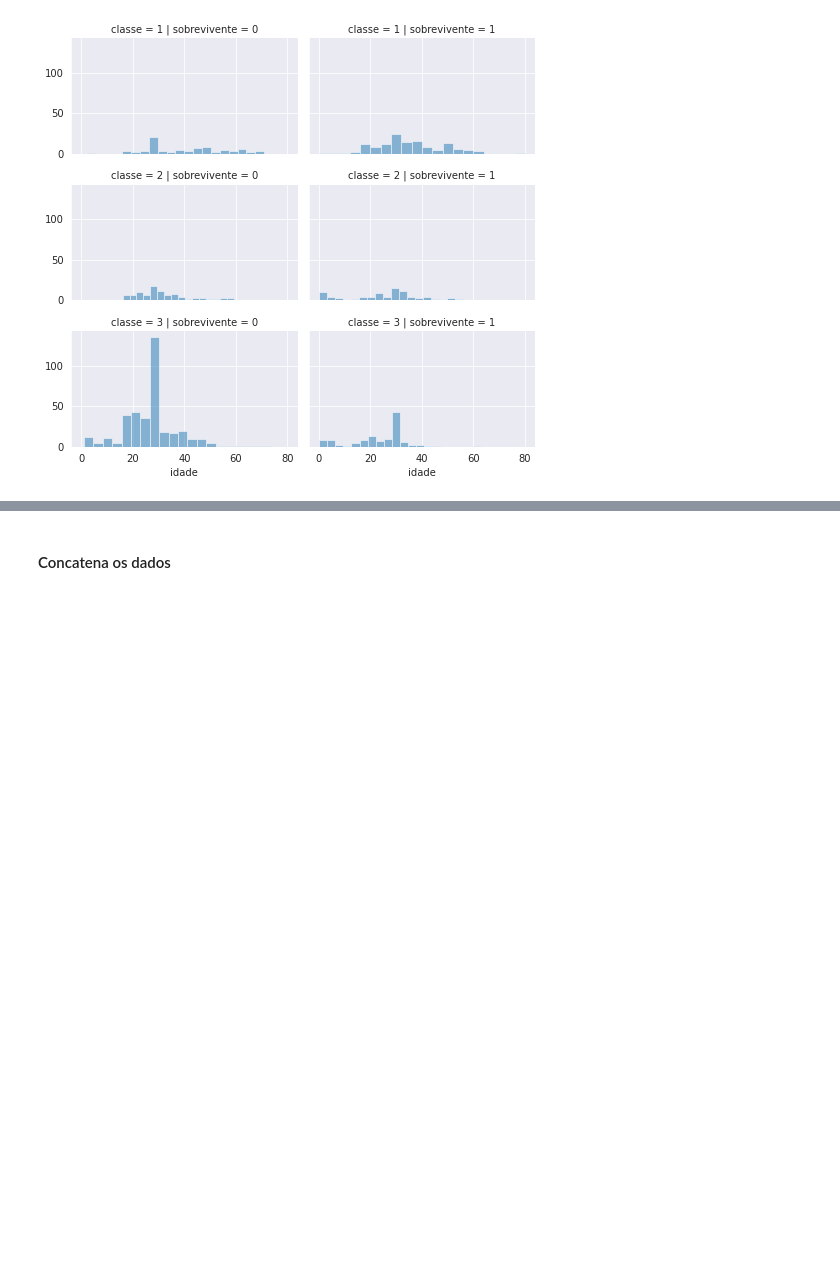
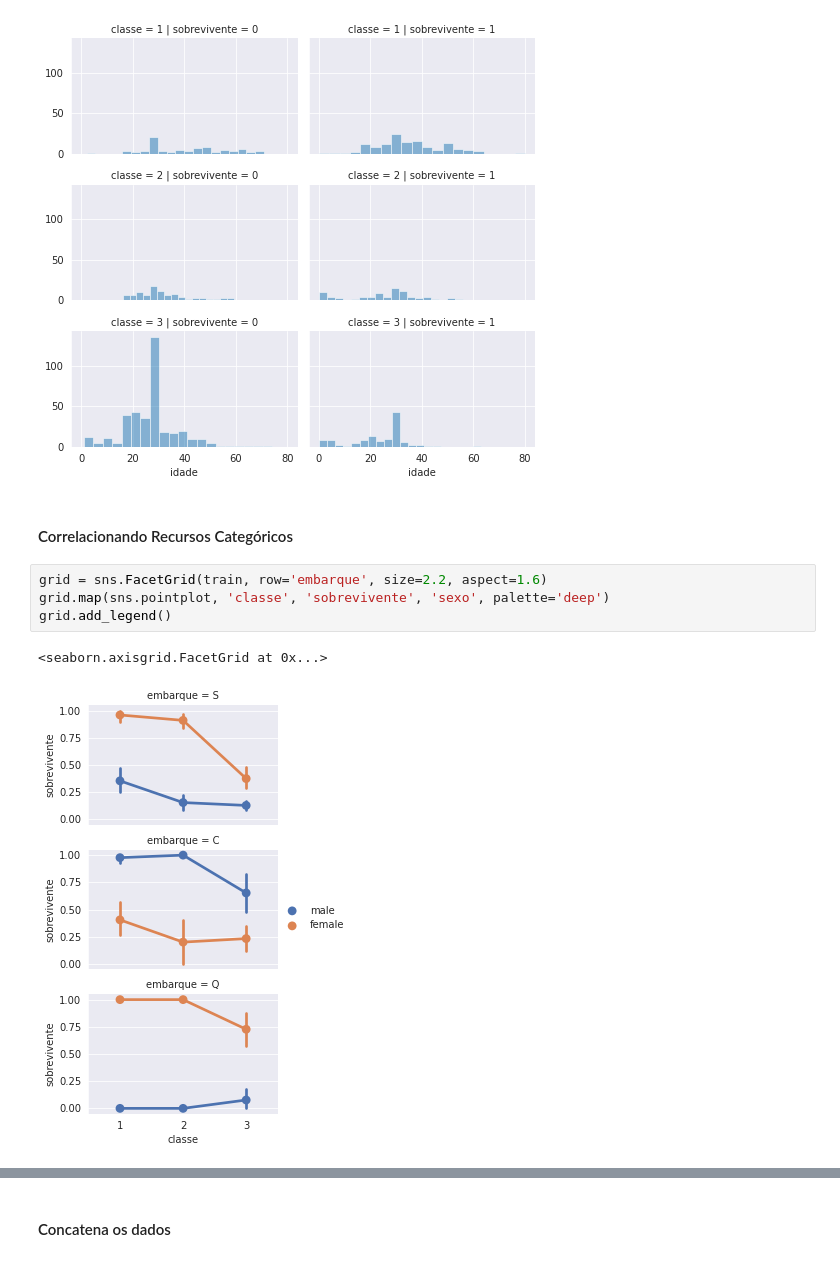
Before and after one commit to LilianeAquino/desafio-kaggle-titanic, a Jupyter notebook: desafio-kaggle-titanic.ipynb, the cells around one changed output, grey strips where cells are left out. Cells and saved outputs as stored; diff of their text form; blank space fills up the shorter version.

```diff
--- a/desafio-kaggle-titanic.ipynb
+++ b/desafio-kaggle-titanic.ipynb
@@ -381,3 +390,12 @@ grid.add_legend()
 # %% [output]
 <seaborn.axisgrid.FacetGrid at 0x...>
 [figure]
+# %% [markdown]
+#### Correlacionando Recursos Categóricos
+# %%
+grid = sns.FacetGrid(train, row='embarque', size=2.2, aspect=1.6)
+grid.map(sns.pointplot, 'classe', 'sobrevivente', 'sexo', palette='deep')
+grid.add_legend()
+# %% [output]
+<seaborn.axisgrid.FacetGrid at 0x...>
+[figure, added]
```
Also changed, not shown: parts of 34 cells of this notebook.
